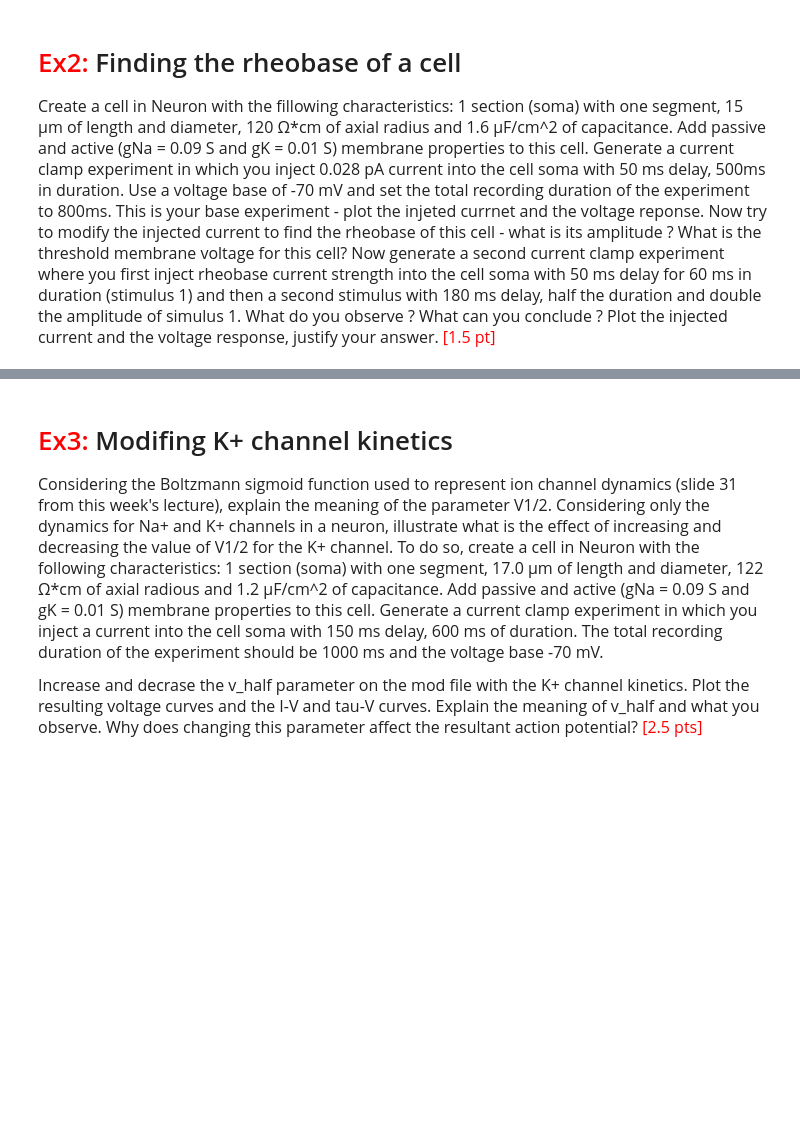
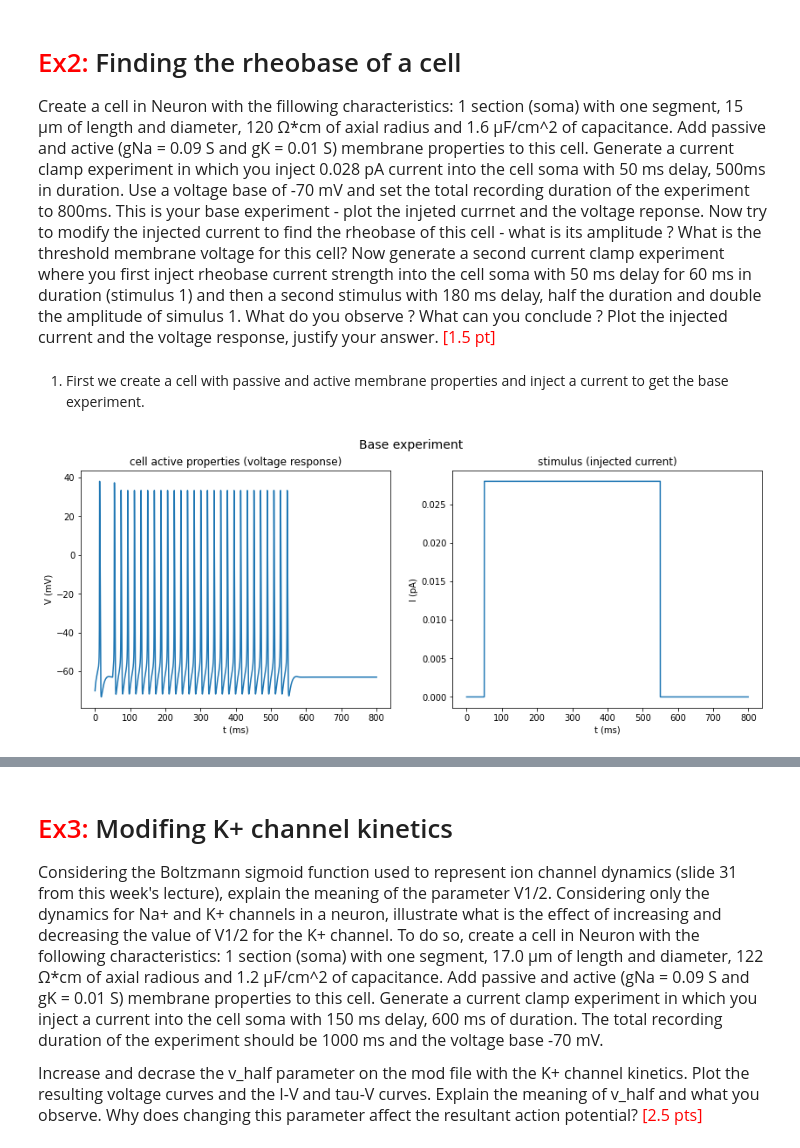
Before and after one commit to AlbrechtAlice/In-Silico-Neuroscience, a Jupyter notebook: Week3_HomeWork.ipynb, the cells around one changed output, grey strips where cells are left out. Drawn from its saved outputs; the diff is of its cells as text; code cells hidden in the pictures; blank space fills up the shorter version.

```diff
--- a/Week3_HomeWork.ipynb
+++ b/Week3_HomeWork.ipynb
@@ -68,3 +201,65 @@ This channel reaches it maximal conductance at a voltage of -19,735 mV with an e
 
 <font size = "3">Create a cell in Neuron with the fillowing characteristics: 1 section (soma) with one segment, 15 µm of length and diameter, 120 Ω*cm of axial radius and 1.6 µF/cm^2 of capacitance. Add passive and active (gNa = 0.09 S and gK = 0.01 S) membrane properties to this cell. Generate a current clamp experiment in which you inject 0.028 pA current into the cell soma with 50 ms delay, 500ms in duration. Use a voltage base of -70 mV and set the total recording duration of the experiment to 800ms. This is your base experiment - plot the injeted currnet and the voltage reponse. Now try to modify the injected current to find the rheobase of this cell - what is its amplitude ? What is the threshold membrane voltage for this cell?
 Now generate a second current clamp experiment where you first inject rheobase current strength into the cell soma with 50 ms delay for 60 ms in duration (stimulus 1) and then a second stimulus with 180 ms delay, half the duration and double the amplitude of simulus 1. What do you observe ? What can you conclude ? Plot the injected current and the voltage response, justify your answer. <font color= 'red'>[1.5 pt]
+# %% [markdown]
+1. First we create a cell with passive and active membrane properties and inject a current to get the base experiment.
+# %%
+# Create a section
+soma = h.Section()
+soma.nseg = 1     # number of segment
+soma.L = 15.0     # length (µm)
+soma.diam = 15.0  # diameter (µm)
+soma.Ra = 120.0   # axial resistivity (Ω*cm)
+soma.cm = 1.6     # capacitance (µF/cm^2)
+
+# Insert passive properties (AUCUNE INFO DANS L'ENONCE MAIS C'EST TOUJOURS CES VALEURS DANS LES TUTOS)
+soma.insert('pas')
+for seg in soma:
+    seg.pas.g = 0.0003 # conductance of the leak channels (in S/cm2)
+    seg.pas.e = -70    # leak reversal potential, it influences the steady state membrane potential
+
+# Insert hh
+soma.insert('hh')
+for seg in soma:
+    seg.hh.gkbar = 0.01   # Maximal conductance of the potassium channels
+    seg.hh.gnabar = 0.09  # Maximal conductance of the sodium channels
+
+# Inject a current step into the soma
+stim = h.IClamp(soma(0.5)) # place a stimulation electrode in the middle of the soma
+stim.amp = 0.028           # stim amplitude (pA)
+stim.delay = 50            # stim delay (ms)
+stim.dur = 500             # stim duration (ms)
+
+# Initialize NEURON vectors to record time, voltage and current
+# time vector
+rec_t = h.Vector()
+rec_t.record(h._ref_t)
+# membrame potential vector
+rec_v = h.Vector()
+rec_v.record(soma(0.5)._ref_v)
+# current
+rec_i = h.Vector()
+rec_i.record(stim._ref_i)
+
+# Initialize and run a simulation
+h.load_file('stdrun.hoc')
+h.finitialize(-70)     # initial voltage
+h.continuerun(800);    # total recording duration
+
+# Plot of the base experiment
+plt.figure(figsize=(14,5))
+plt.suptitle('Base experiment', fontsize = 14);
+
+plt.subplot(121)
+plt.title('cell active properties (voltage response)')
+plt.ylabel('V (mV)')
+plt.xlabel('t (ms)')
+plt.plot(rec_t,rec_v)
+
+plt.subplot(122)
+plt.title('stimulus (injected current)')
+plt.ylabel('I (pA)')
+plt.xlabel('t (ms)')
+plt.plot(rec_t,rec_i);
+# %% [output]
+[figure, added]
```
Also changed, not shown: parts of 20 cells of this notebook, 1 other file.
